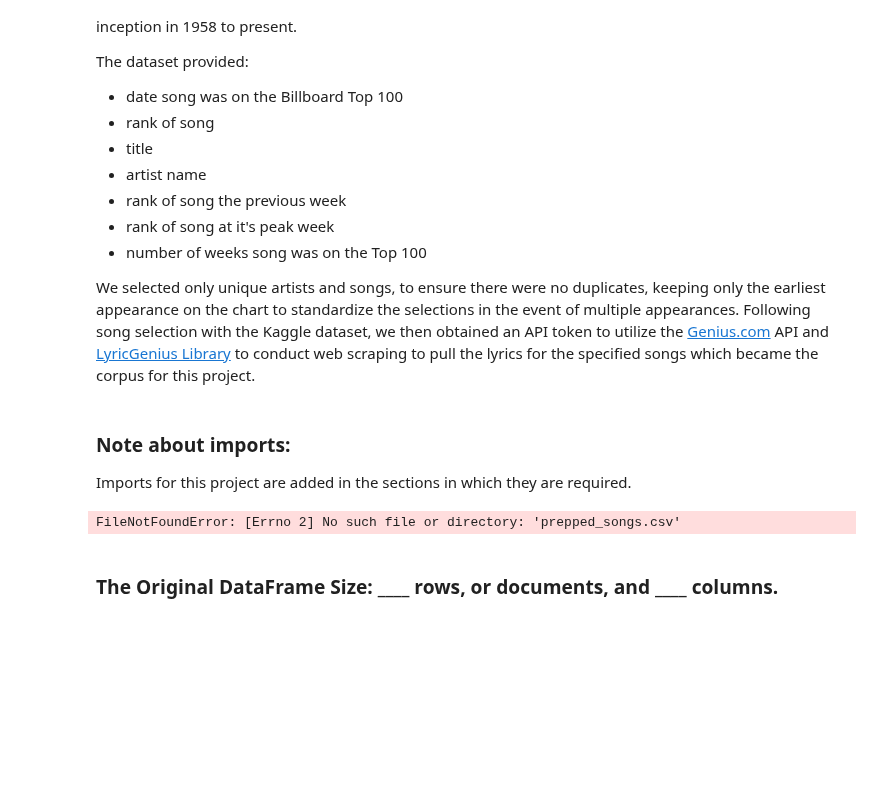
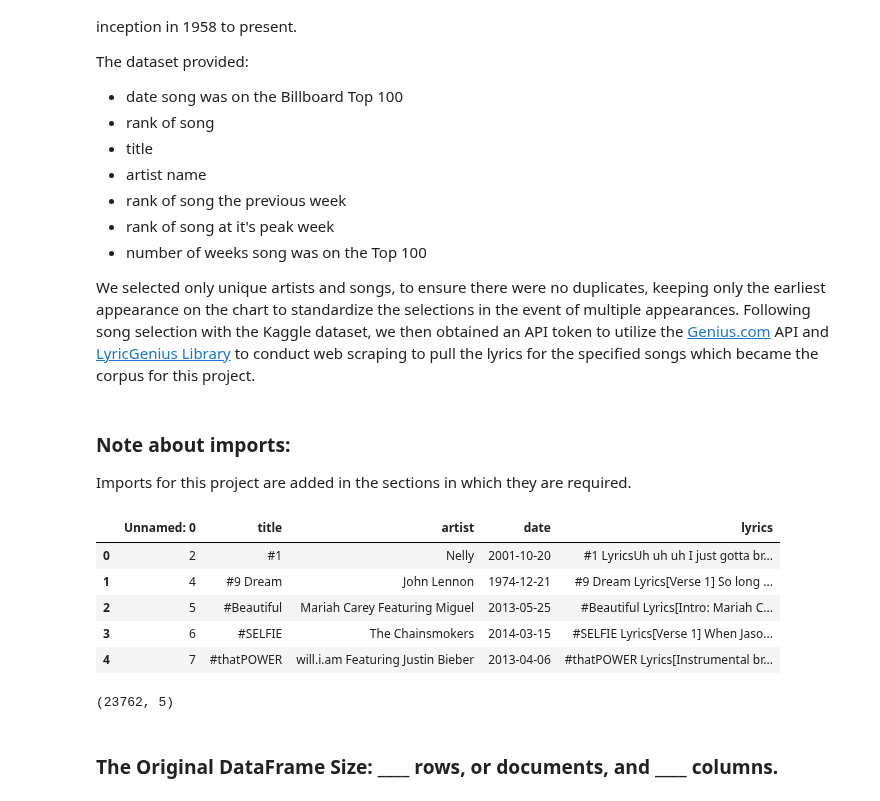
Before and after one commit to CBRJ-Lyrical-Metrics/lyrical-evolution-capstone, a Jupyter notebook: Final/final_report.ipynb, the cells around one changed output. Cells and saved outputs as stored; diff of their text form; code cells hidden in the pictures; blank space fills up the shorter version.

```diff
--- a/Final/final_report.ipynb
+++ b/Final/final_report.ipynb
@@ -95,13 +95,20 @@ import warnings
 warnings.filterwarnings('ignore')
 # %%
 # acquire data from .json saved and processed using functions found in wrangle.py
-df = pd.read_csv("prepped_songs.csv")
+df = pd.read_csv("songs_0526.csv")
 df.head()
 # %% [output]
-FileNotFoundError: [Errno 2] No such file or directory: 'prepped_songs.csv'
+|  | Unnamed: 0 | title | artist | date | lyrics |
+| 0 | 2 | #1 | Nelly | 2001-10-20 | #1 LyricsUh uh uh I just gotta br... |
+| 1 | 4 | #9 Dream | John Lennon | 1974-12-21 | #9 Dream Lyrics[Verse 1] So long ... |
+| 2 | 5 | #Beautiful | Mariah Carey Featuring Miguel | 2013-05-25 | #Beautiful Lyrics[Intro: Mariah C... |
+| 3 | 6 | #SELFIE | The Chainsmokers | 2014-03-15 | #SELFIE Lyrics[Verse 1] When Jaso... |
+| 4 | 7 | #thatPOWER | will.i.am Featuring Justin Bieber | 2013-04-06 | #thatPOWER Lyrics[Instrumental br... |
 # %%
 # obtain number of columns and rows for original dataframe
 df.shape
+# %% [output]
+(23762, 5)
 # %% [markdown]
 ### The Original DataFrame Size: ____ rows, or documents, and ____ columns.
 # %% [markdown]
```
Also changed, not shown: parts of 1 cell of this notebook.
